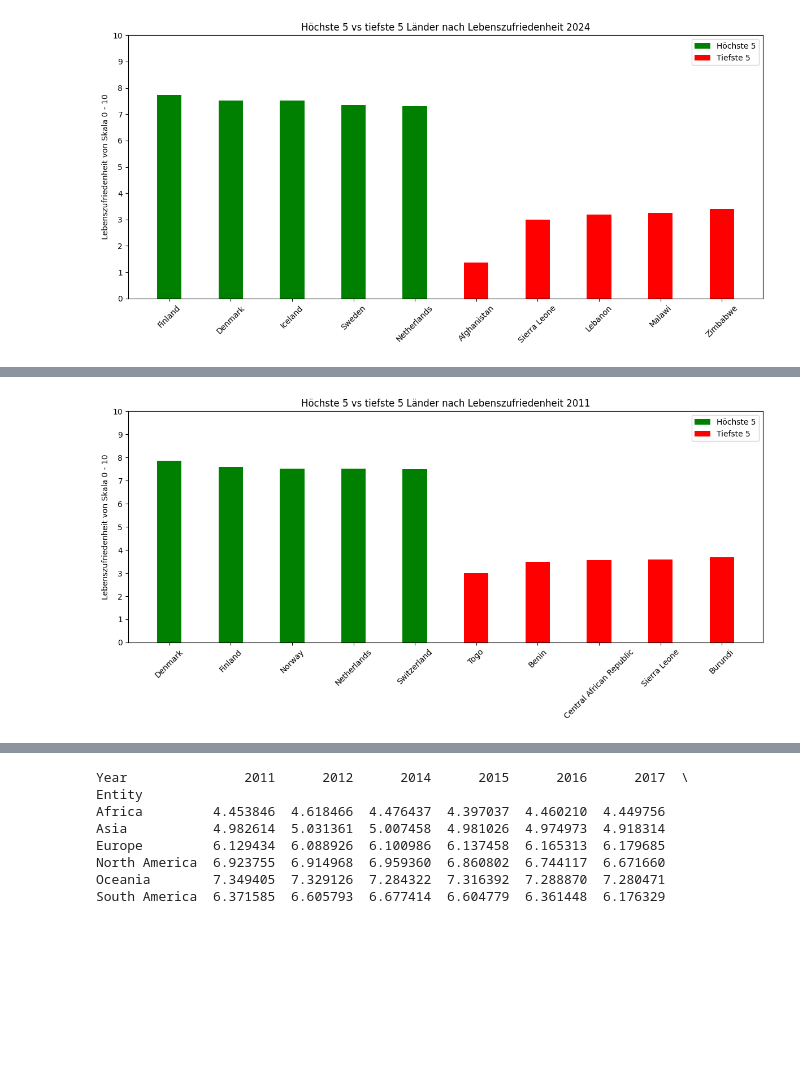
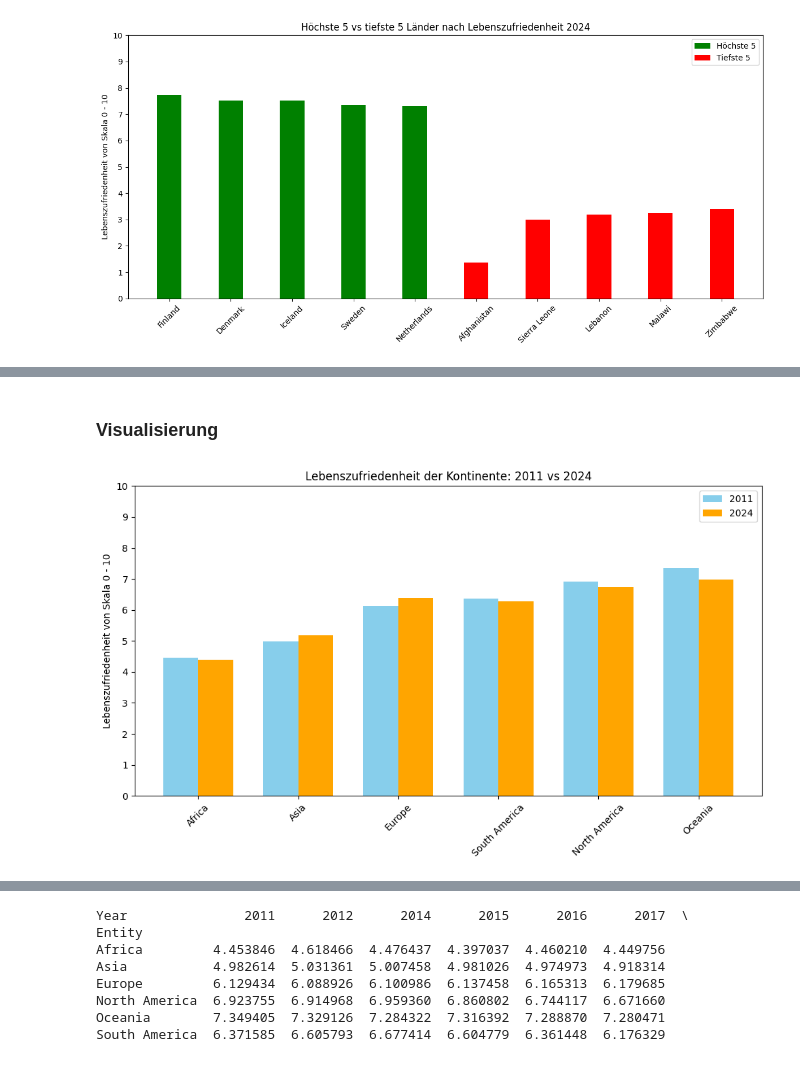
Before and after one commit to miriamfenollosa/Informatik-Leistungsnachweis-Python, a Jupyter notebook: Lebenszufriedenheit in verschiedenen Ländern.ipynb, the cells around one changed output, grey strips where cells are left out. Drawn from its saved outputs; the diff is of its cells as text; code cells hidden in the pictures; blank space fills up the shorter version.

```diff
--- a/Lebenszufriedenheit in verschiedenen Ländern.ipynb
+++ b/Lebenszufriedenheit in verschiedenen Ländern.ipynb
@@ -382,53 +498,28 @@ Name: Cantril_ladder_score, dtype: float64
+# %% [markdown]
+### Visualisierung
 # %%
-# Top 5 Länder
-
-top5 = (
-    df[df["Year"] == 2011]
-      .set_index("Entity")["Cantril_ladder_score"]
-      .sort_values(ascending=False)
-      .head(5)
-)
-
-# Bottom 5 Länder
-
-bottom5 = (
-    df[df["Year"] == 2011]
-      .set_index("Entity")["Cantril_ladder_score"]
-      .sort_values(ascending=True)
-      .head(5)
-)
-
-# Alle Labels und Werte für den Plot
-
-labels = list(top5.index) + list(bottom5.index)
-scores = list(top5.values) + list(bottom5.values)
-
-# Balken-Positionen
-
-x = list(range(len(labels)))
-
-# Balkenbreite
-
-width = 0.4
-plt.figure(figsize=(12,6))
-
-# Top 5 Balken links
-
-plt.bar(x[:5], top5.values, width, label="Höchste 5", color="green")
-
-# Bottom 5 Balken rechts
-
-plt.bar(x[5:], bottom5.values, width, label="Tiefste 5", color="red")
-
-# Achsenbeschriftung und Titel
-
-plt.xticks(x, labels, rotation=45)
+# Werte 2011
+df_2011 = df[df["Year"] == 2011]
+values_2011 = df_2011[df_2011["Entity"].isin(continents)].set_index("Entity")["Cantril_ladder_score"]
+# Werte 2024
+df_2024 = df[df["Year"] == 2024]
+values_2024 = df_2024[df_2024["Entity"].isin(continents)].set_index("Entity")["Cantril_ladder_score"]
+# Sortieren nach Werten 2011
+values_2011 = values_2011.sort_values()  # aufsteigend: tiefste -> höchste
+values_2024 = values_2024[values_2011.index]  # Reihenfolge an 2011 anpassen
+width = 0.35
+x = range(len(values_2011))
+plt.figure(figsize=(10,6))
+plt.bar([i - width/2 for i in x], values_2011.values, width, label="2011", color="skyblue")
+plt.bar([i + width/2 for i in x], values_2024.values, width, label="2024", color="orange")
+# Beschriftung
+plt.xticks(x, values_2011.index, rotation=45)
 plt.ylabel("Lebenszufriedenheit von Skala 0 - 10")
-plt.title("Höchste 5 vs tiefste 5 Länder nach Lebenszufriedenheit 2011")
-plt.ylim(0, 10) # Y-Achse von 0 bis 10
-plt.yticks(range(0, 11)) # Ganze Zahlen 0,1,2,...,10
+plt.title("Lebenszufriedenheit der Kontinente: 2011 vs 2024")
+plt.ylim(0, 10)  # Y-Achse von 0 bis 10
+plt.yticks(range(0, 11))  # Ganze Zahlen 0,1,2,...,10
 plt.legend()
 plt.tight_layout()
 plt.show()
 # %% [output]
-[figure, old version]
+[figure, new version]
```
Also changed, not shown: parts of 35 cells of this notebook, 1 other file.
